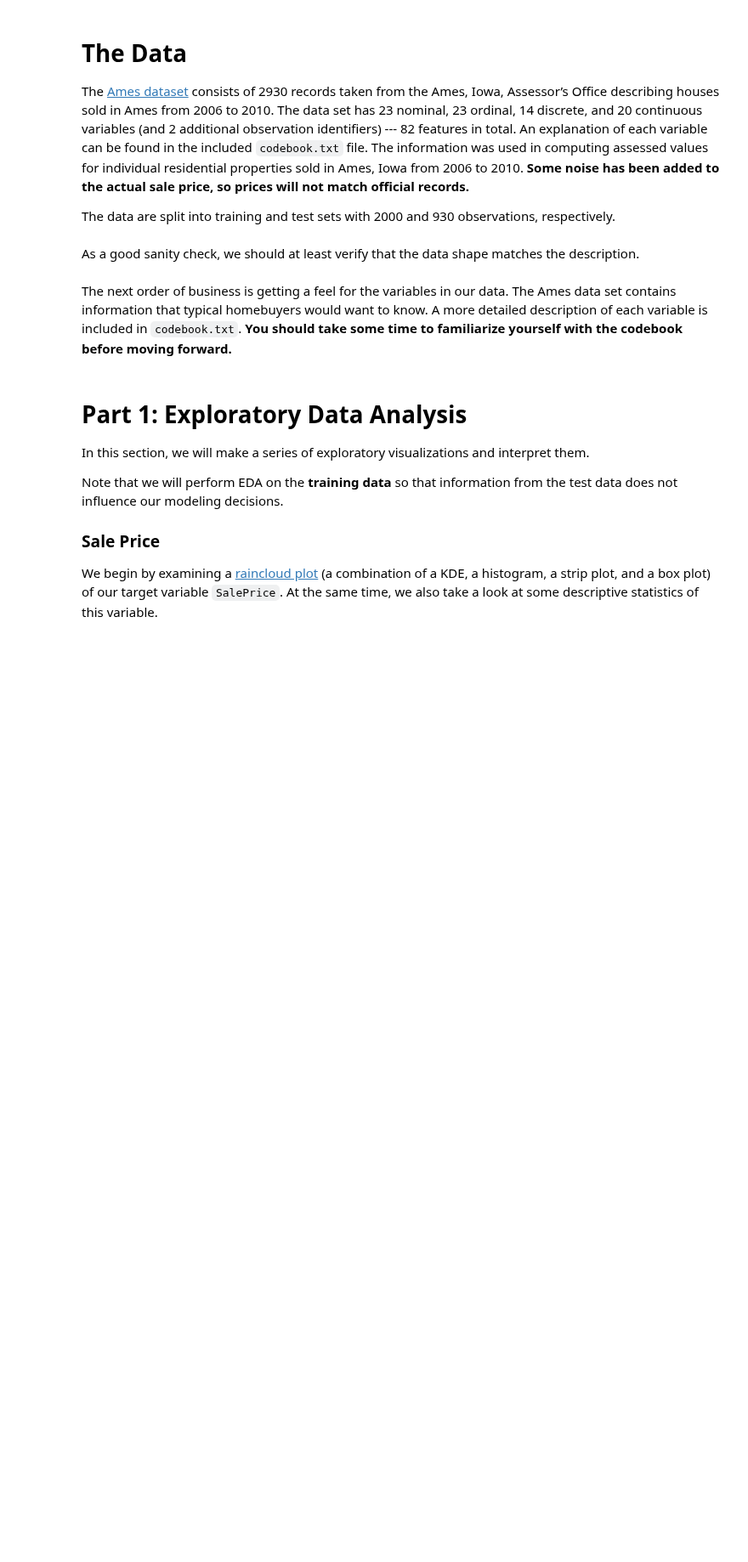
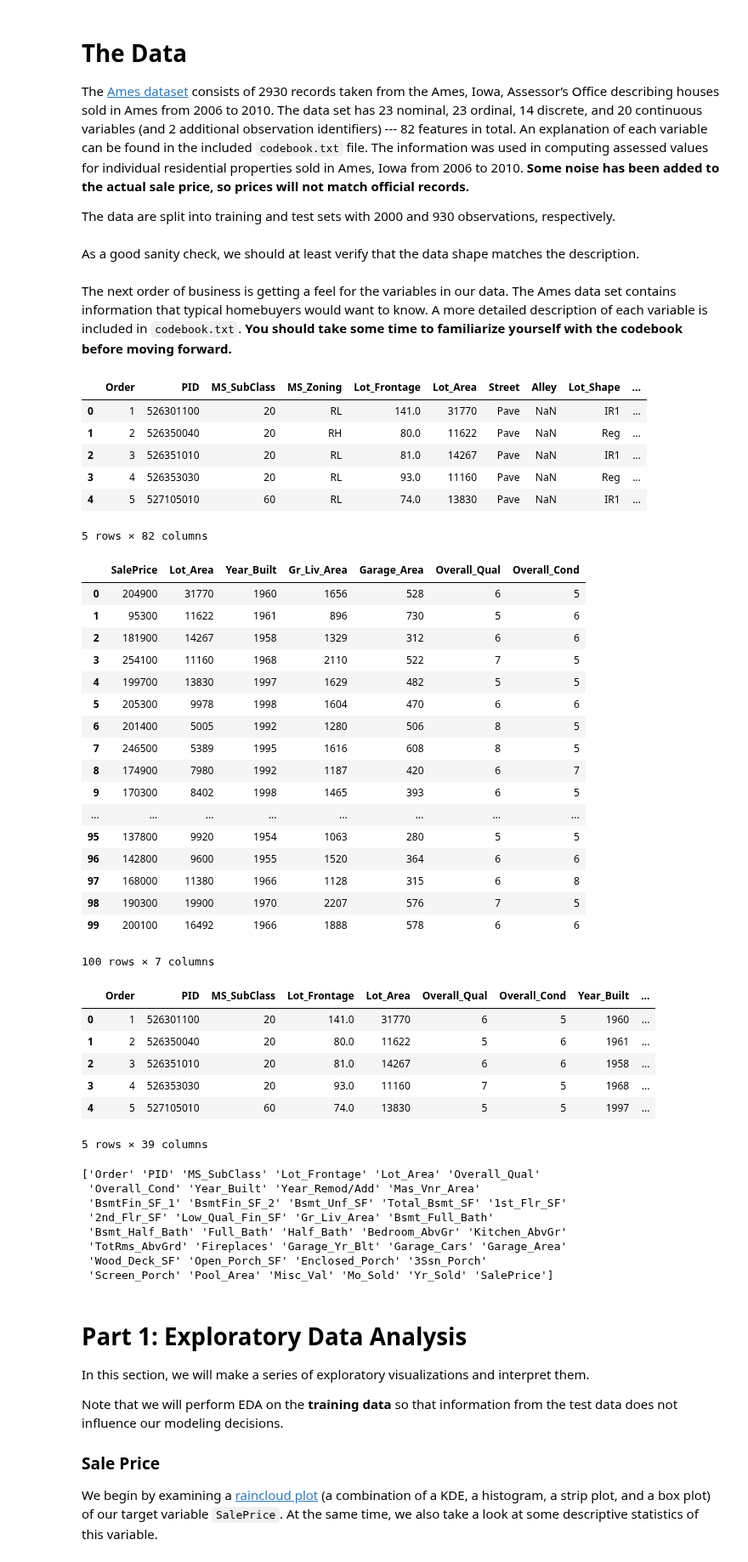
Before and after one commit to zhugeyicixin/DataSci200, a Jupyter notebook: hw/hw5/hw5.ipynb, the cells around one changed output. Shown at 85% size. Drawn from its saved outputs; the diff is of its cells as text; code cells hidden in the pictures; blank space fills up the shorter version.

```diff
--- a/hw/hw5/hw5.ipynb
+++ b/hw/hw5/hw5.ipynb
@@ -85,3 +88,51 @@ training_data.columns.values
+# %%
+display(training_data.head())
+display(training_data[['SalePrice', 'Lot_Area', 'Year_Built', 'Gr_Liv_Area', 'Garage_Area', 'Overall_Qual', 'Overall_Cond' ]].head(100))
+training_data.columns.values
+test_a = training_data.select_dtypes(exclude=['object'])
+display(test_a.head())
+print(test_a.columns.values)
+# %% [output]
+|  | Order | PID | MS_SubClass | MS_Zoning | Lot_Frontage | Lot_Area | Street | Alley | Lot_Shape | ... |
+| 0 | 1 | 526301100 | 20 | RL | 141.0 | 31770 | Pave | NaN | IR1 | ... |
+| 1 | 2 | 526350040 | 20 | RH | 80.0 | 11622 | Pave | NaN | Reg | ... |
+| 2 | 3 | 526351010 | 20 | RL | 81.0 | 14267 | Pave | NaN | IR1 | ... |
+| 3 | 4 | 526353030 | 20 | RL | 93.0 | 11160 | Pave | NaN | Reg | ... |
+| 4 | 5 | 527105010 | 60 | RL | 74.0 | 13830 | Pave | NaN | IR1 | ... |
+5 rows × 82 columns
+|  | SalePrice | Lot_Area | Year_Built | Gr_Liv_Area | Garage_Area | Overall_Qual | Overall_Cond |
+| 0 | 204900 | 31770 | 1960 | 1656 | 528 | 6 | 5 |
+| 1 | 95300 | 11622 | 1961 | 896 | 730 | 5 | 6 |
+| 2 | 181900 | 14267 | 1958 | 1329 | 312 | 6 | 6 |
+| 3 | 254100 | 11160 | 1968 | 2110 | 522 | 7 | 5 |
+| 4 | 199700 | 13830 | 1997 | 1629 | 482 | 5 | 5 |
+| 5 | 205300 | 9978 | 1998 | 1604 | 470 | 6 | 6 |
+| 6 | 201400 | 5005 | 1992 | 1280 | 506 | 8 | 5 |
+| 7 | 246500 | 5389 | 1995 | 1616 | 608 | 8 | 5 |
+| 8 | 174900 | 7980 | 1992 | 1187 | 420 | 6 | 7 |
+| 9 | 170300 | 8402 | 1998 | 1465 | 393 | 6 | 5 |
+| ... | ... | ... | ... | ... | ... | ... | ... |
+| 95 | 137800 | 9920 | 1954 | 1063 | 280 | 5 | 5 |
+| 96 | 142800 | 9600 | 1955 | 1520 | 364 | 6 | 6 |
+| 97 | 168000 | 11380 | 1966 | 1128 | 315 | 6 | 8 |
+| 98 | 190300 | 19900 | 1970 | 2207 | 576 | 7 | 5 |
+| 99 | 200100 | 16492 | 1966 | 1888 | 578 | 6 | 6 |
+100 rows × 7 columns
+|  | Order | PID | MS_SubClass | Lot_Frontage | Lot_Area | Overall_Qual | Overall_Cond | Year_Built | ... |
+| 0 | 1 | 526301100 | 20 | 141.0 | 31770 | 6 | 5 | 1960 | ... |
+| 1 | 2 | 526350040 | 20 | 80.0 | 11622 | 5 | 6 | 1961 | ... |
+| 2 | 3 | 526351010 | 20 | 81.0 | 14267 | 6 | 6 | 1958 | ... |
+| 3 | 4 | 526353030 | 20 | 93.0 | 11160 | 7 | 5 | 1968 | ... |
+| 4 | 5 | 527105010 | 60 | 74.0 | 13830 | 5 | 5 | 1997 | ... |
+5 rows × 39 columns
+['Order' 'PID' 'MS_SubClass' 'Lot_Frontage' 'Lot_Area' 'Overall_Qual'
+ 'Overall_Cond' 'Year_Built' 'Year_Remod/Add' 'Mas_Vnr_Area'
+ 'BsmtFin_SF_1' 'BsmtFin_SF_2' 'Bsmt_Unf_SF' 'Total_Bsmt_SF' '1st_Flr_SF'
+ '2nd_Flr_SF' 'Low_Qual_Fin_SF' 'Gr_Liv_Area' 'Bsmt_Full_Bath'
+ 'Bsmt_Half_Bath' 'Full_Bath' 'Half_Bath' 'Bedroom_AbvGr' 'Kitchen_AbvGr'
+ 'TotRms_AbvGrd' 'Fireplaces' 'Garage_Yr_Blt' 'Garage_Cars' 'Garage_Area'
+ 'Wood_Deck_SF' 'Open_Porch_SF' 'Enclosed_Porch' '3Ssn_Porch'
+ 'Screen_Porch' 'Pool_Area' 'Misc_Val' 'Mo_Sold' 'Yr_Sold' 'SalePrice']
 # %% [markdown]
 # Part 1: Exploratory Data Analysis
 
```
Also changed, not shown: parts of 35 cells of this notebook, 2 other files.
